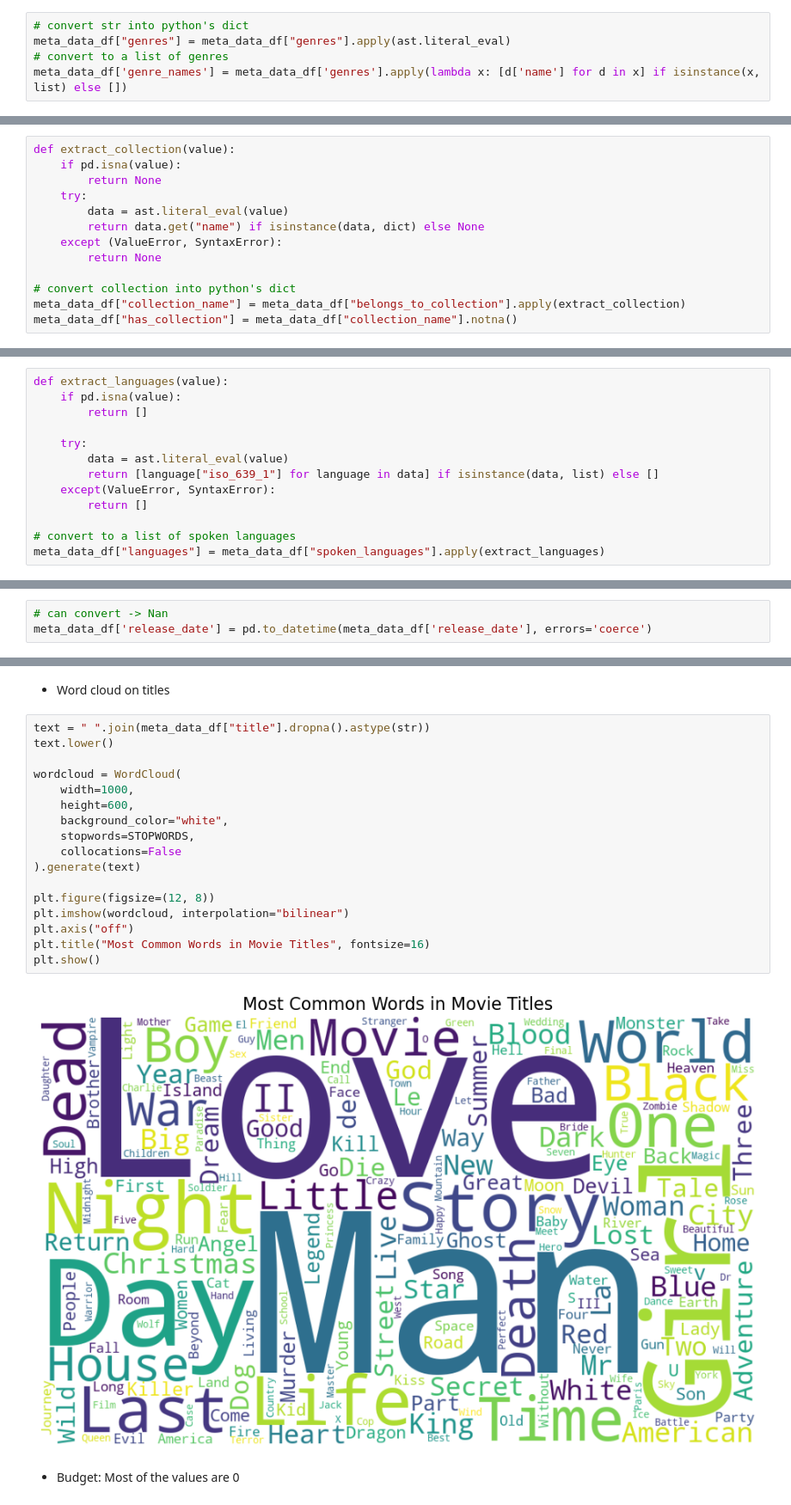
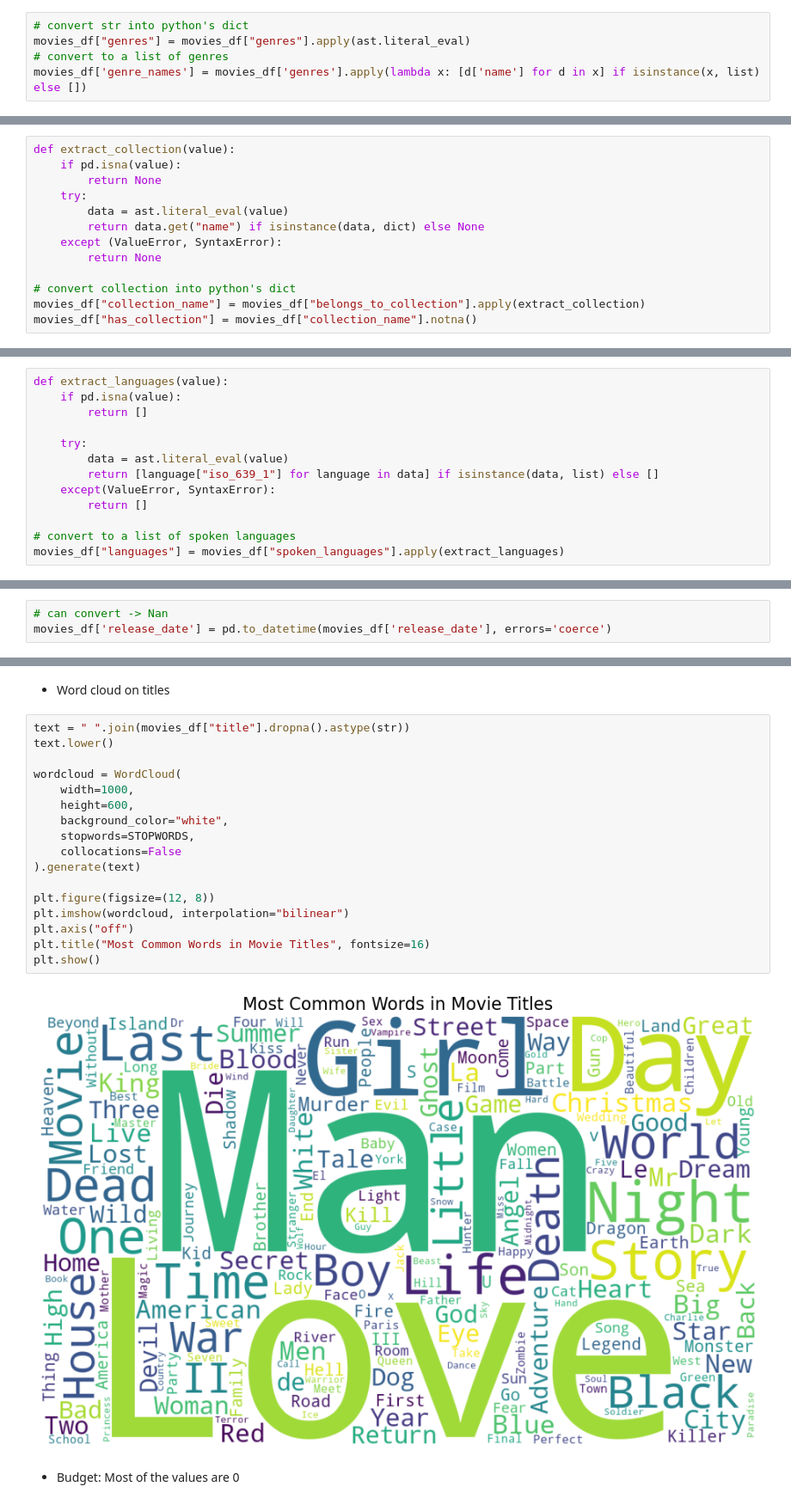
Before and after one commit to Duyduide/Movie-recommendation, a Jupyter notebook: notebooks/02_regression.ipynb, the cells around one changed output, grey strips where cells are left out. Shown at 86% size. Saved outputs shown, nothing was run; the diff lists cells and outputs as text.

Commit message:
fix: :bug: merge the two dataframes as soon as possible to prevent data mismatch

```diff
--- a/notebooks/02_regression.ipynb
+++ b/notebooks/02_regression.ipynb
@@ -124,9 +188,9 @@ meta_data_df['country_names'] = meta_data_df['production_countries'].apply(lambd
 - Genre generation
 # %%
 # convert str into python's dict
-meta_data_df["genres"] = meta_data_df["genres"].apply(ast.literal_eval)
+movies_df["genres"] = movies_df["genres"].apply(ast.literal_eval)
 # convert to a list of genres
-meta_data_df['genre_names'] = meta_data_df['genres'].apply(lambda x: [d['name'] for d in x] if isinstance(x, list) else [])
+movies_df['genre_names'] = movies_df['genres'].apply(lambda x: [d['name'] for d in x] if isinstance(x, list) else [])
 # %% [markdown]
 - Collection generation
 # %%
@@ -140,8 +204,8 @@ def extract_collection(value):
         return None
 
 # convert collection into python's dict
-meta_data_df["collection_name"] = meta_data_df["belongs_to_collection"].apply(extract_collection)
-meta_data_df["has_collection"] = meta_data_df["collection_name"].notna()
+movies_df["collection_name"] = movies_df["belongs_to_collection"].apply(extract_collection)
+movies_df["has_collection"] = movies_df["collection_name"].notna()
 # %% [markdown]
 - Spoken languages in the movie, a movie can have multiple spoken languages
 # %%
@@ -156,9 +220,9 @@ def extract_languages(value):
         return []
 
 # convert to a list of spoken languages
-meta_data_df["languages"] = meta_data_df["spoken_languages"].apply(extract_languages)
+movies_df["languages"] = movies_df["spoken_languages"].apply(extract_languages)
 # %% [markdown]
 - Convert datetime into datetime type for manageble
 # %%
 # can convert -> Nan
-meta_data_df['release_date'] = pd.to_datetime(meta_data_df['release_date'], errors='coerce')
+movies_df['release_date'] = pd.to_datetime(movies_df['release_date'], errors='coerce')
@@ -269,24 +269,24 @@ Name: count, dtype: int64
 # %% [markdown]
 - Word cloud on titles
 # %%
-text = " ".join(meta_data_df["title"].dropna().astype(str))
+text = " ".join(movies_df["title"].dropna().astype(str))
 text.lower()
 
 wordcloud = WordCloud(
     width=1000,
     height=600,
     background_color="white",
     stopwords=STOPWORDS,
     collocations=False
 ).generate(text)
 
 plt.figure(figsize=(12, 8))
 plt.imshow(wordcloud, interpolation="bilinear")
 plt.axis("off")
 plt.title("Most Common Words in Movie Titles", fontsize=16)
 plt.show()
 # %% [output]
-[figure, old version]
+[figure, new version]
 # %% [markdown]
 - Budget: Most of the values are 0
 # %%
```
Also changed, not shown: parts of 50 cells of this notebook.
